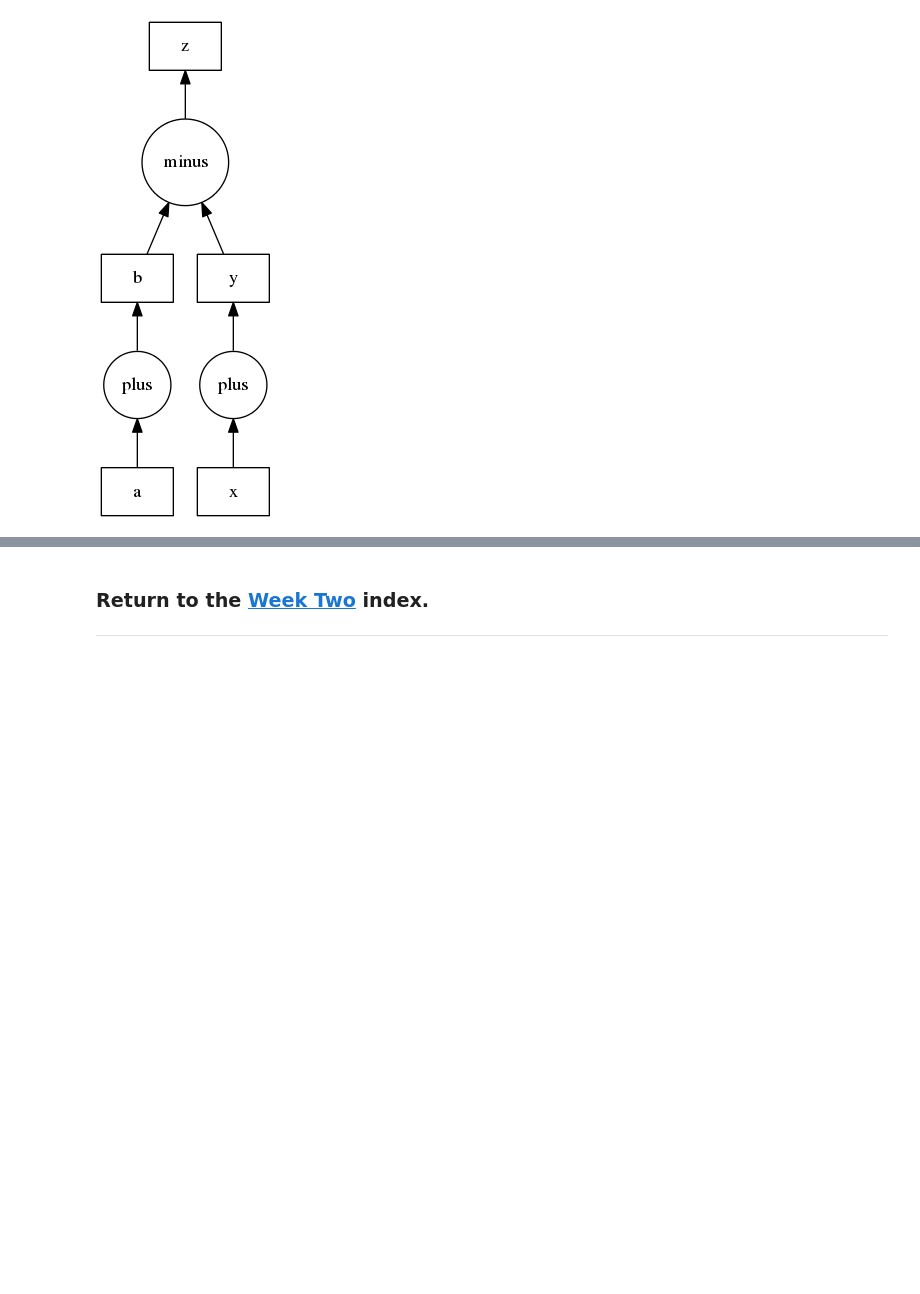
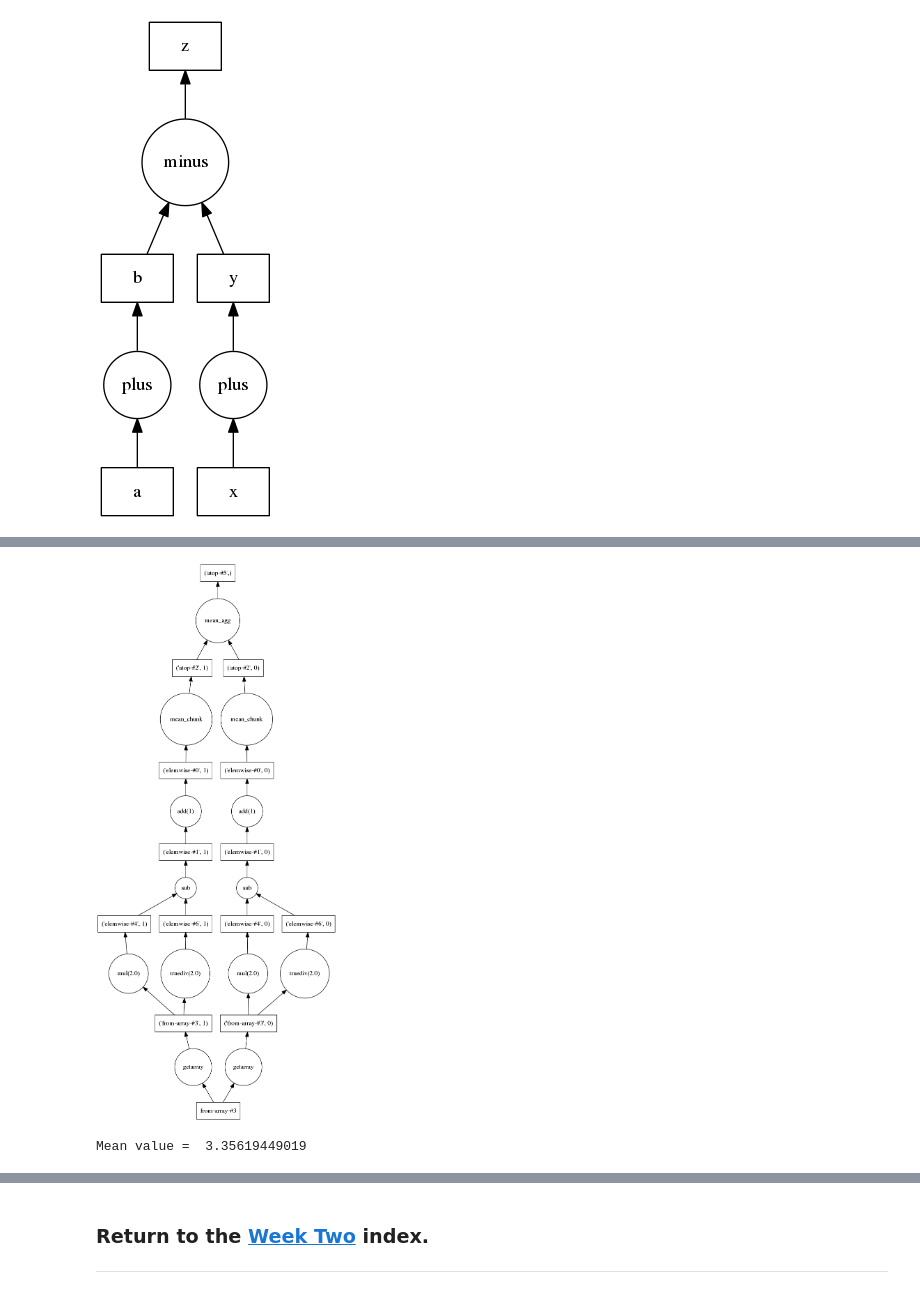
Before and after one commit to ProfessorBrunner/rp-pdm15, a Jupyter notebook: Week2/intro2dask.ipynb, the cells around one changed output, grey strips where cells are left out. Drawn from its saved outputs; the diff is of its cells as text; code cells hidden in the pictures; blank space fills up the shorter version.

```diff
--- a/Week2/intro2dask.ipynb
+++ b/Week2/intro2dask.ipynb
@@ -65,0 +232,12 @@ dot_graph(dsk)
+# %%
+import numpy as np
+
+# Create linearly spaced array
+x = np.linspace(0.0, np.pi, 10000)
+
+# Create new array
+y = x * 2.0 - x / 2.0 + 1
+
+# Find mean value
+mu = np.mean(y)
+print("Mean value = ", mu)
@@ -65,0 +246,13 @@ dot_graph(dsk)
+# %%
+import dask.array as da
+
+# Create Dask Array from our numpy array
+# chunksize will affect task graph.
+xx = da.from_array(x, chunks=5000)
+
+# multiply this array by a factor
+yy = xx * 2.0 - xx / 2.0 + 1
+
+# Find mean value
+mu = da.mean(yy)
+print("Mean value = ", mu)
@@ -65,0 +274,8 @@ dot_graph(dsk)
+# %%
+dot_graph(mu.dask)
+# %% [output]
+[figure, added]
+# %%
+print("Mean value = ", mu.compute())
+# %% [output]
+Mean value =  3.35619449019
```
Also changed, not shown: parts of 39 cells of this notebook.
